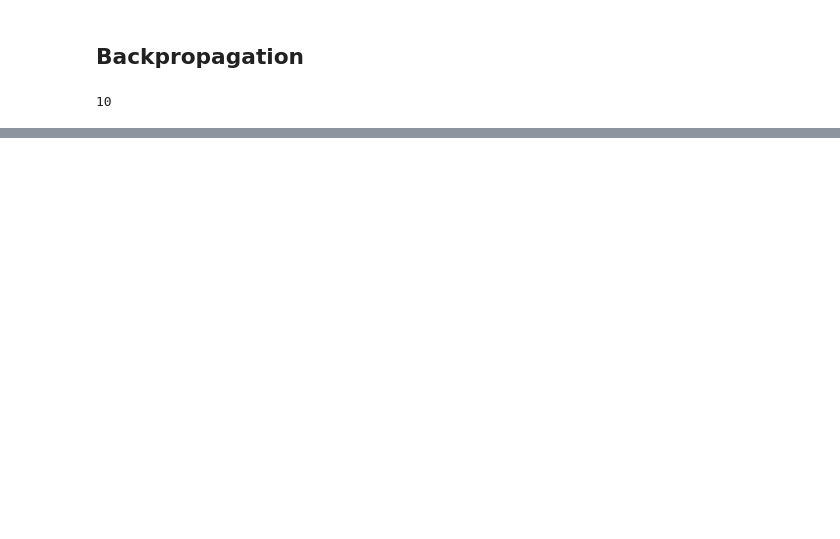
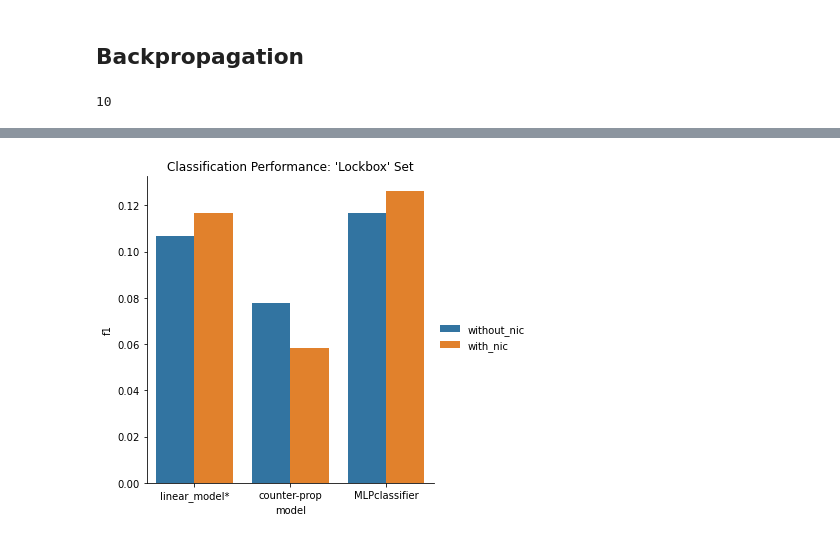
Before and after one commit to ajbarrows/tcors_ub, a Jupyter notebook: src/notebooks/tcors_analysis.ipynb, the cells around one changed output, grey strips where cells are left out. Saved outputs shown, nothing was run; the diff lists cells and outputs as text; code cells hidden in the pictures; blank space fills up the shorter version.

```diff
--- a/src/notebooks/tcors_analysis.ipynb
+++ b/src/notebooks/tcors_analysis.ipynb
@@ -526,0 +527,5 @@ mlp_f1
+# %%
+clf_plt(pd.concat([lm_f1, cprop_f1, mlp_f1]))
+plt.savefig(fname = "../../reports/figures/clf_perf_threemtd.png", dpi = 300, bbox_inches='tight')
+# %% [output]
+[figure, added]
```
Also changed, not shown: parts of 6 cells of this notebook, 6 other files.
